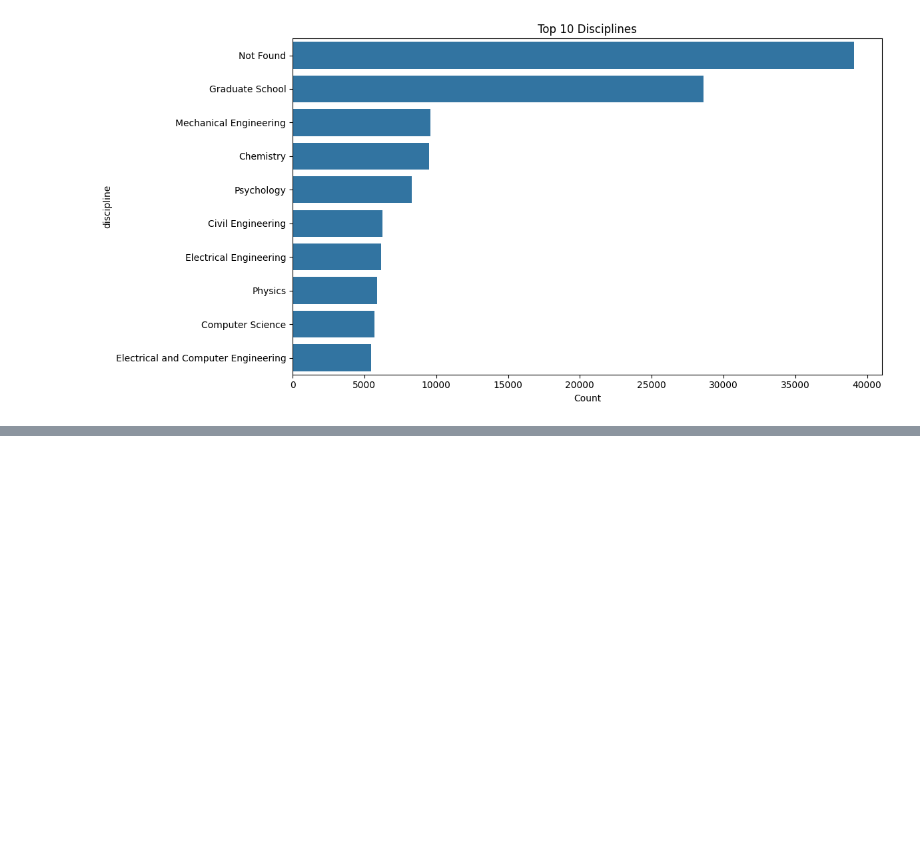
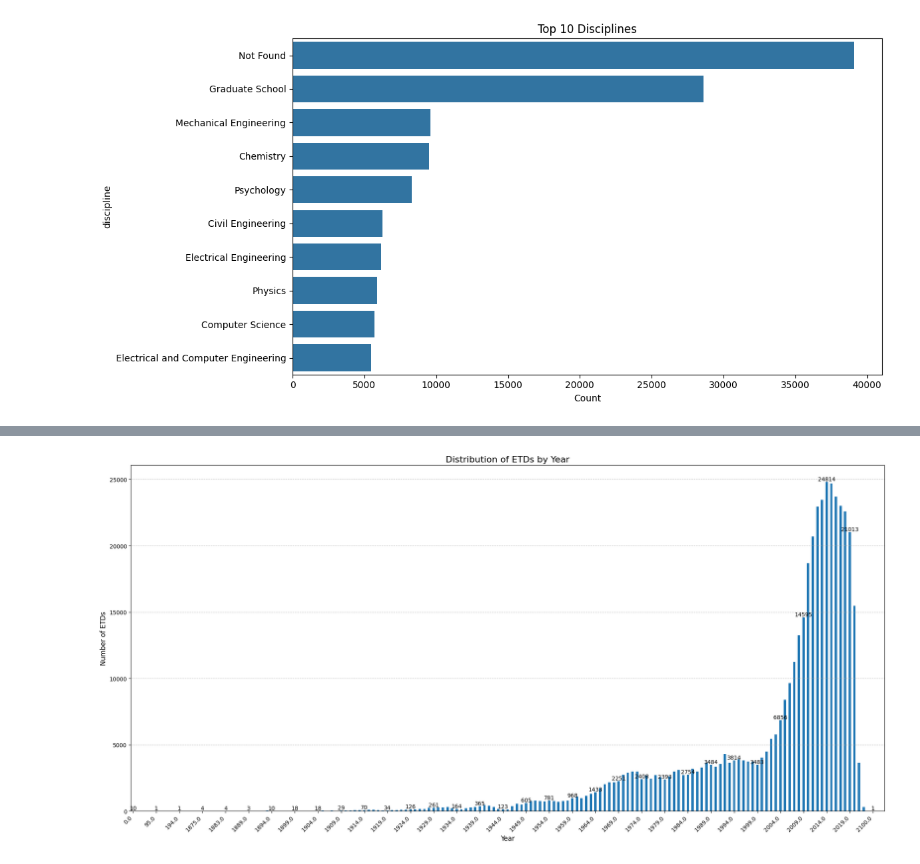
Before and after one commit to tongwu22/ETD, a Jupyter notebook: ETD1.ipynb, the cells around one changed output, grey strips where cells are left out. Cells and saved outputs as stored; diff of their text form; code cells hidden in the pictures; blank space fills up the shorter version.

```diff
--- a/ETD1.ipynb
+++ b/ETD1.ipynb
@@ -91,0 +203,33 @@ max          1.000000       1.000000
+# %%
+import pandas as pd
+import matplotlib.pyplot as plt
+
+# Assuming df is your dataframe
+year_counts = df['year'].value_counts().sort_index()
+
+plt.figure(figsize=(20, 10))  # Increased figure size for better visibility
+ax = year_counts.plot(kind='bar')
+
+plt.title('Distribution of ETDs by Year', fontsize=16)
+plt.xlabel('Year', fontsize=12)
+plt.ylabel('Number of ETDs', fontsize=12)
+
+# Rotate x-axis labels and set them to appear only every 5 years
+plt.xticks(range(0, len(year_counts), 5), [year_counts.index[i] for i in range(0, len(year_counts), 5)], rotation=45, ha='right')
+
+# Add more space at the bottom to prevent cutting off labels
+plt.subplots_adjust(bottom=0.2)
+
+# Add gridlines for easier reading
+plt.grid(axis='y', linestyle='--', alpha=0.7)
+
+# Optionally, add value labels on top of each bar
+for i, v in enumerate(year_counts):
+    if i % 5 == 0:  # Only label every 5th bar to reduce clutter
+        ax.text(i, v, str(v), ha='center', va='bottom')
+
+
+plt.tight_layout()
+plt.show()
+# %% [output]
+[figure, added]
```
Also changed, not shown: parts of 8 cells of this notebook.
